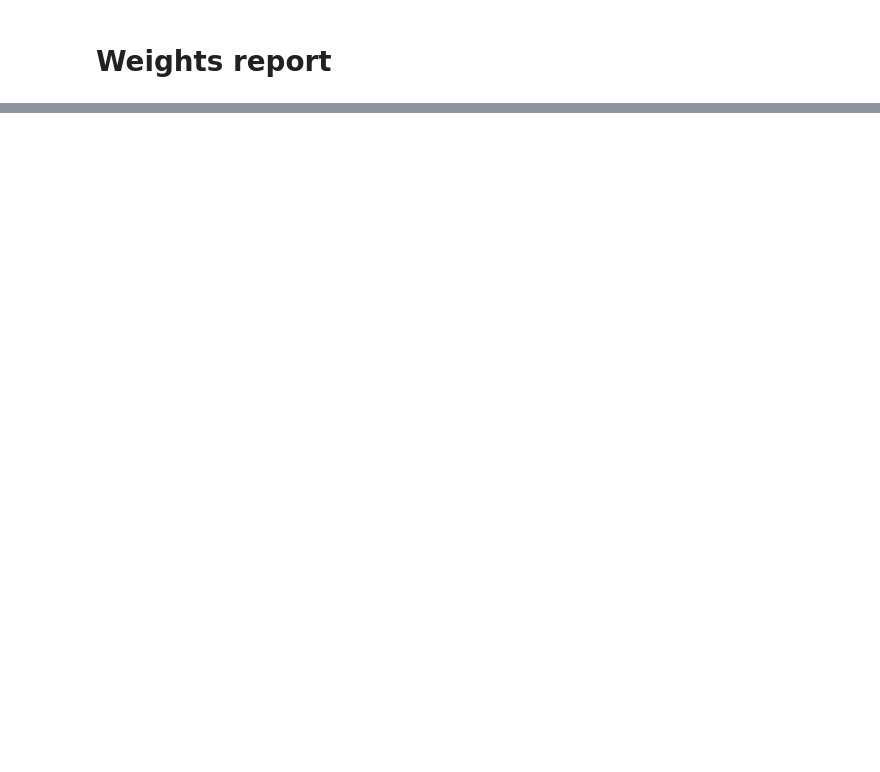
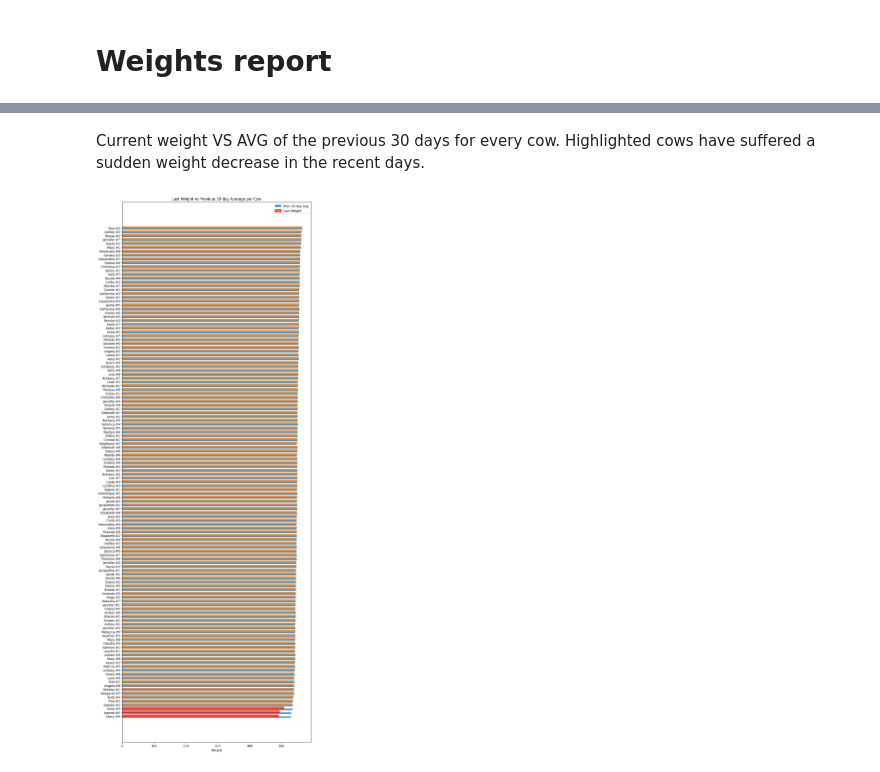
Before and after one commit to a-vico/cow, a Jupyter notebook: utils/explore_reports.ipynb, the cells around one changed output, grey strips where cells are left out. Cells and saved outputs as stored; diff of their text form; code cells hidden in the pictures; blank space fills up the shorter version.

```diff
--- a/utils/explore_reports.ipynb
+++ b/utils/explore_reports.ipynb
@@ -74,0 +91,42 @@ memory usage: 85.7+ KB
+# %% [markdown]
+Current weight VS AVG of the previous 30 days for every cow.
+Highlighted cows have suffered a sudden weight decrease in the recent days.
+# %%
+# Bar chart comparing last_weight and previous_30_day_weight_avg per cow
+import matplotlib.pyplot as plt
+import numpy as np
+
+# Ensure columns types
+df_weight['last_measured_at'] = pd.to_datetime(df_weight['last_measured_at'], errors='coerce')
+df_weight['last_weight'] = pd.to_numeric(df_weight['last_weight'], errors='coerce')
+df_weight['previous_30_day_weight_avg'] = pd.to_numeric(df_weight['previous_30_day_weight_avg'], errors='coerce')
+
+# Sort by last_weight for readability
+df_plot = df_weight.sort_values('last_weight', ascending=True).reset_index(drop=True)
+labels = df_plot['name']
+indices = np.arange(len(df_plot))
+width = 0.4
+
+fig, ax = plt.subplots(figsize=(10, max(6, len(df_plot)*0.2)))
+# Bars for previous 30-day avg (left)
+ax.barh(indices - width/2, df_plot['previous_30_day_weight_avg'], height=width, label='Prev 30-day Avg', color='tab:blue', alpha=0.8)
+# Bars for last weight (right)
+bars_last = ax.barh(indices + width/2, df_plot['last_weight'], height=width, label='Last Weight', color='tab:orange', alpha=0.9)
+
+# Highlight cows flagged as potentially ill by changing edge color and alpha
+ill_mask = df_plot['potentially_ill'].astype(bool)
+for i, bar in enumerate(bars_last):
+    if ill_mask.iloc[i]:
+        bar.set_edgecolor('red')
+        bar.set_linewidth(2)
+        bar.set_alpha(1.0)
+
+ax.set_yticks(indices)
+ax.set_yticklabels(labels)
+ax.set_xlabel('Weight')
+ax.set_title('Last Weight vs Previous 30-day Average per Cow')
+ax.legend()
+plt.tight_layout()
+plt.show()
+# %% [output]
+[figure, added]
```
Also changed, not shown: parts of 11 cells of this notebook, 1 other file.
